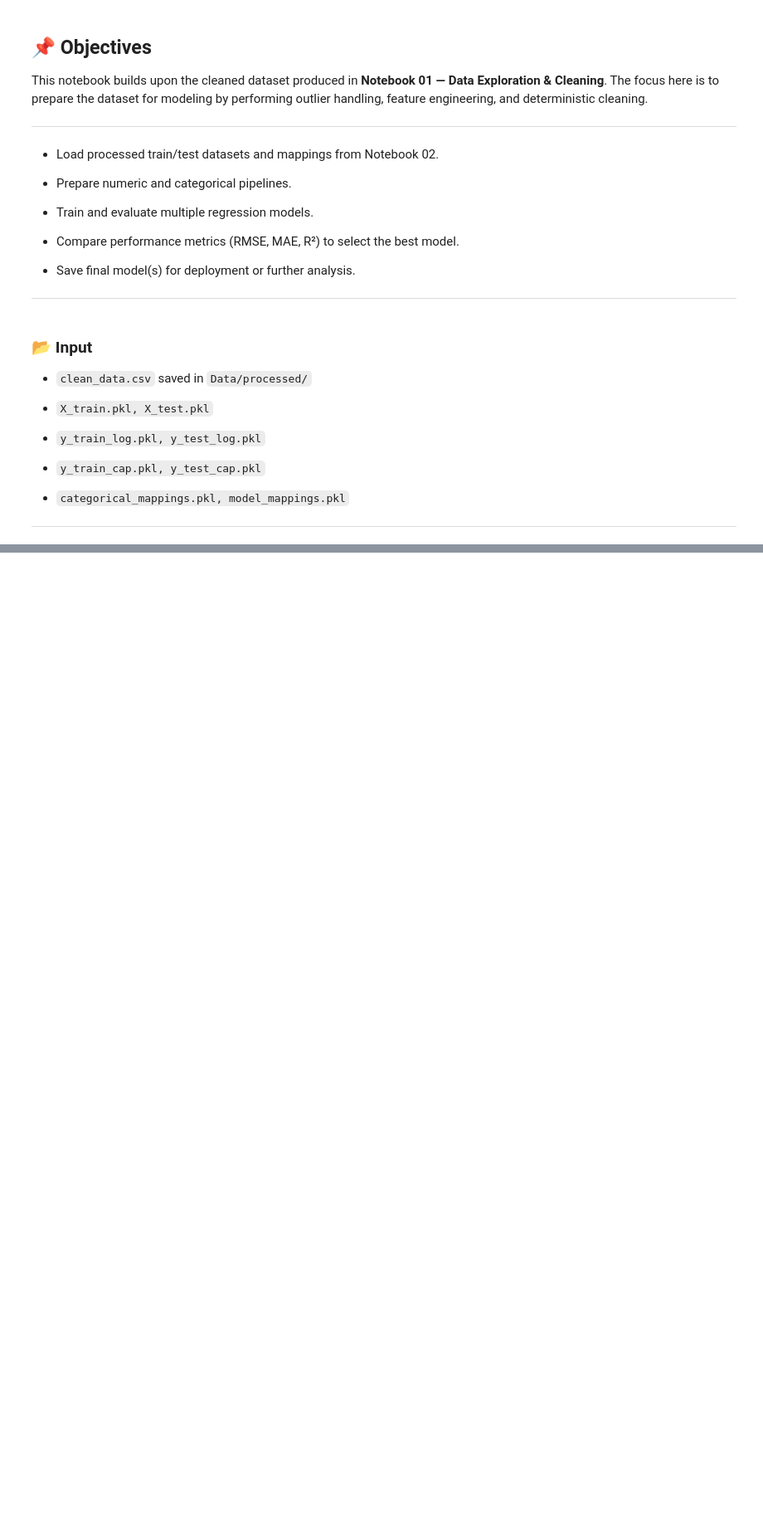
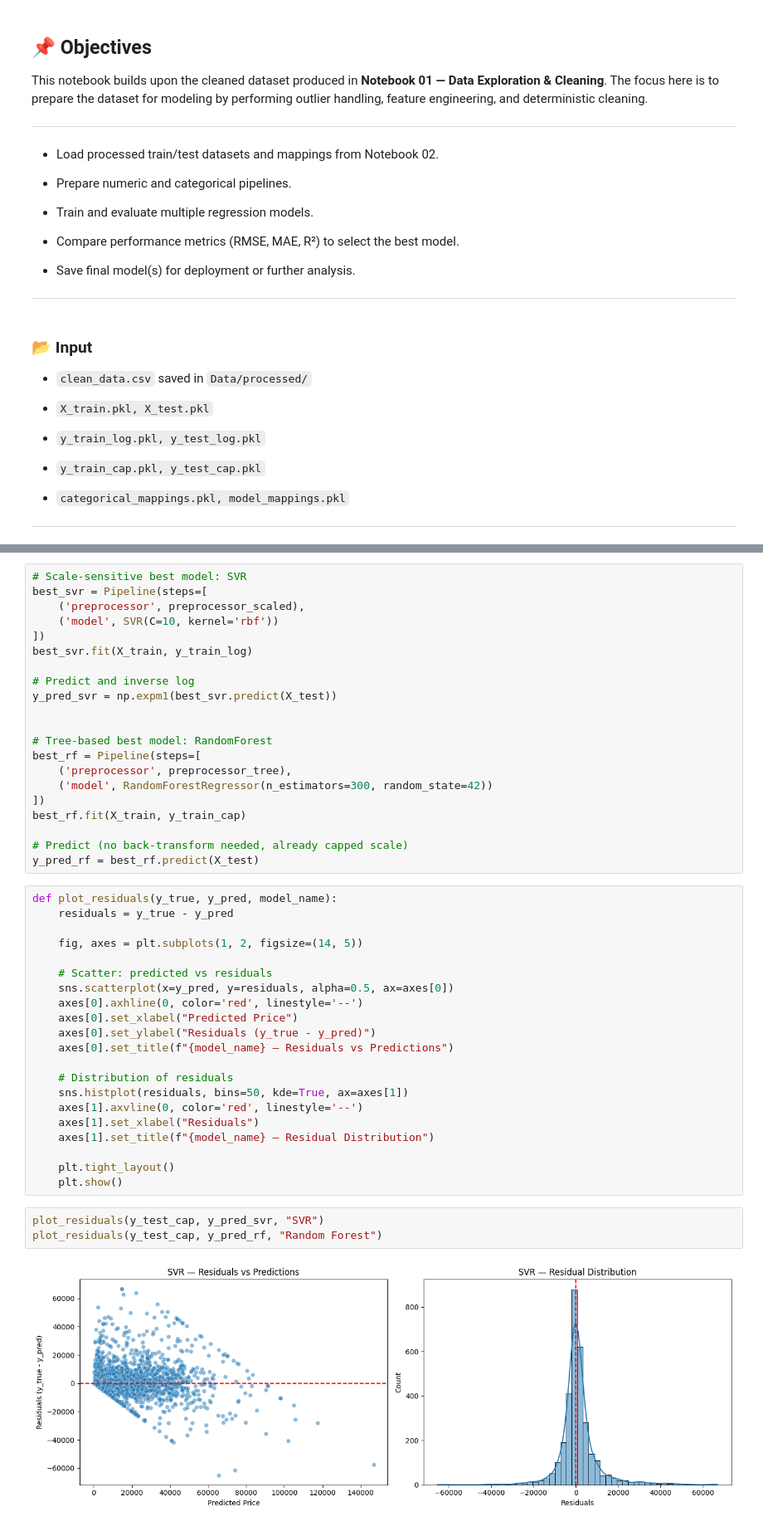
Before and after one commit to Mithula-cbw/Car-Price-Prediction, a Jupyter notebook: notebooks/Group_11_05_Modeling_and_Evaluation.ipynb, the cells around one changed output, grey strips where cells are left out. Shown at 83% size. Cells and saved outputs as stored; diff of their text form; blank space fills up the shorter version.

```diff
--- a/notebooks/Group_11_05_Modeling_and_Evaluation.ipynb
+++ b/notebooks/Group_11_05_Modeling_and_Evaluation.ipynb
@@ -71,0 +395,47 @@ from sklearn.metrics import mean_squared_error, mean_absolute_error, r2_score
+# %%
+# Scale-sensitive best model: SVR
+best_svr = Pipeline(steps=[
+    ('preprocessor', preprocessor_scaled),
+    ('model', SVR(C=10, kernel='rbf'))
+])
+best_svr.fit(X_train, y_train_log)
+
+# Predict and inverse log
+y_pred_svr = np.expm1(best_svr.predict(X_test))
+
+
+# Tree-based best model: RandomForest
+best_rf = Pipeline(steps=[
+    ('preprocessor', preprocessor_tree),
+    ('model', RandomForestRegressor(n_estimators=300, random_state=42))
+])
+best_rf.fit(X_train, y_train_cap)
+
+# Predict (no back-transform needed, already capped scale)
+y_pred_rf = best_rf.predict(X_test)
+# %%
+def plot_residuals(y_true, y_pred, model_name):
+    residuals = y_true - y_pred
+
+    fig, axes = plt.subplots(1, 2, figsize=(14, 5))
+
+    # Scatter: predicted vs residuals
+    sns.scatterplot(x=y_pred, y=residuals, alpha=0.5, ax=axes[0])
+    axes[0].axhline(0, color='red', linestyle='--')
+    axes[0].set_xlabel("Predicted Price")
+    axes[0].set_ylabel("Residuals (y_true - y_pred)")
+    axes[0].set_title(f"{model_name} — Residuals vs Predictions")
+
+    # Distribution of residuals
+    sns.histplot(residuals, bins=50, kde=True, ax=axes[1])
+    axes[1].axvline(0, color='red', linestyle='--')
+    axes[1].set_xlabel("Residuals")
+    axes[1].set_title(f"{model_name} — Residual Distribution")
+
+    plt.tight_layout()
+    plt.show()
+# %%
+plot_residuals(y_test_cap, y_pred_svr, "SVR")
+plot_residuals(y_test_cap, y_pred_rf, "Random Forest")
+# %% [output]
+[figure, added]
```
Also changed, not shown: parts of 39 cells of this notebook, 1 other file.
